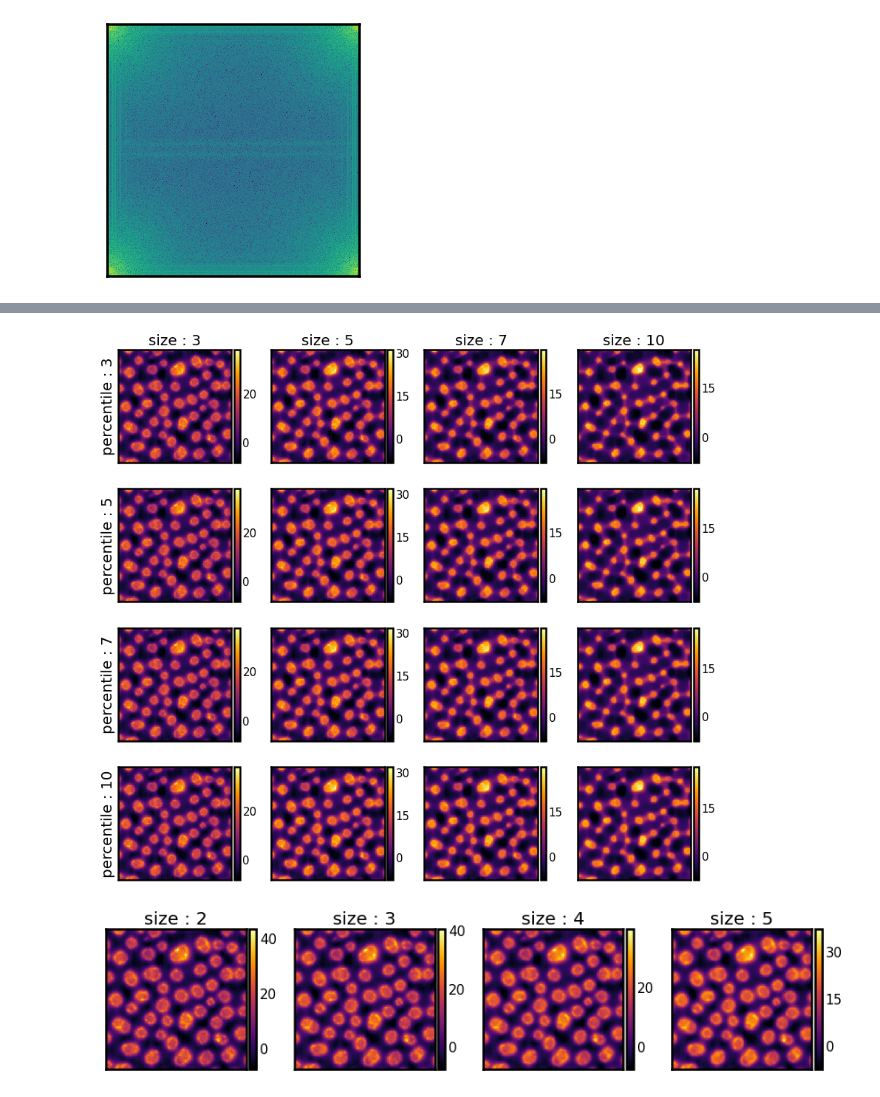
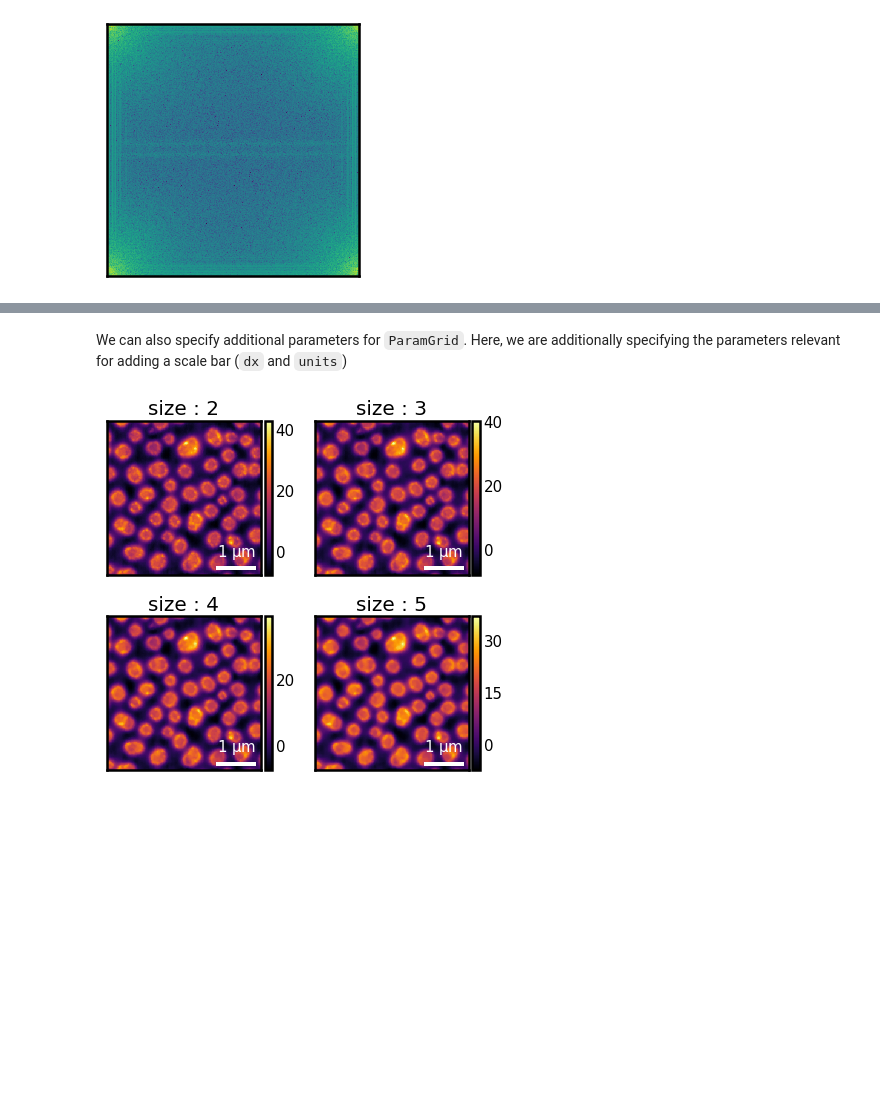
Before and after one commit to SarthakJariwala/seaborn-image, a Jupyter notebook: docs/Tutorial/Image Filters.ipynb, the cells around one changed output, grey strips where cells are left out. Drawn from its saved outputs; the diff is of its cells as text; code cells hidden in the pictures; blank space fills up the shorter version.

```diff
--- a/docs/Tutorial/Image Filters.ipynb
+++ b/docs/Tutorial/Image Filters.ipynb
@@ -56,14 +89,15 @@ g = isns.FilterGrid(pol, "median", col="size", size=[3,4,5,7], col_wrap=2)
-# %%
-g = isns.FilterGrid(pol,
-                    "percentile",
-                    row="percentile",
-                    col="size",
-                    percentile=[3, 5, 7, 10],
-                    size=[3, 5, 7, 10]
-                   )
-# %% [output]
-[figure, removed]
+# %% [markdown]
+We can also specify additional parameters for `ParamGrid`. Here, we are additionally specifying the parameters relevant for adding a scale bar (`dx` and `units`)
 # %%
-g = isns.FilterGrid(pol, "median", col="size", size=[2,3,4,5], mode="reflect")
+scale = {"dx" : 15, "units" : "nm"}
+
+g = isns.ParamGrid(pol,
+                    median,
+                    col="size",
+                    size=[2,3,4,5],
+                    mode="reflect",
+                    col_wrap=2,
+                    **scale
+                   )
 # %% [output]
-[figure, old version]
+[figure, new version]
```
Also changed, not shown: parts of 10 cells of this notebook, 1 other file.
